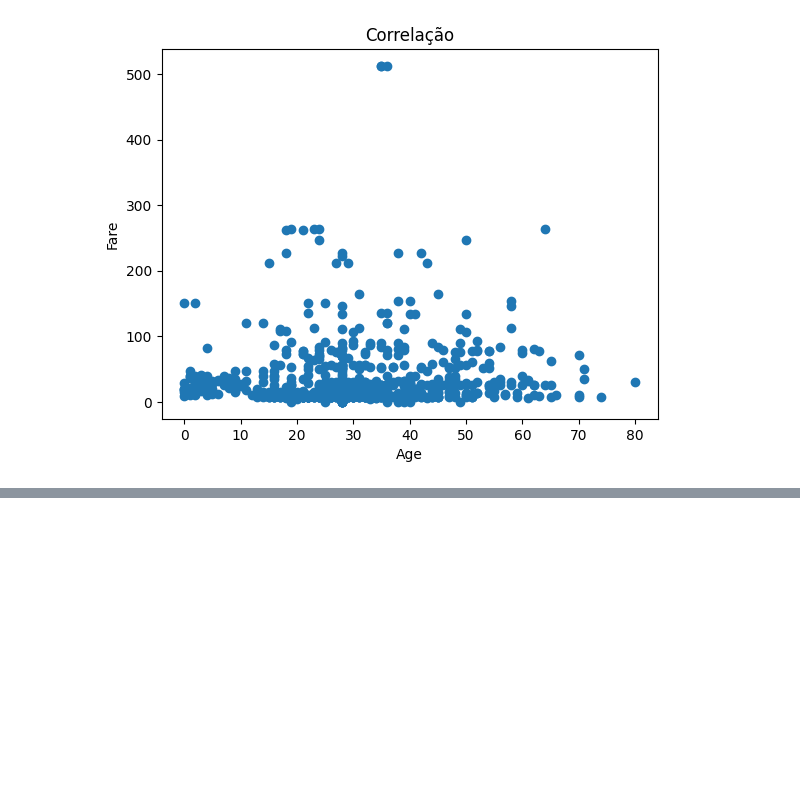
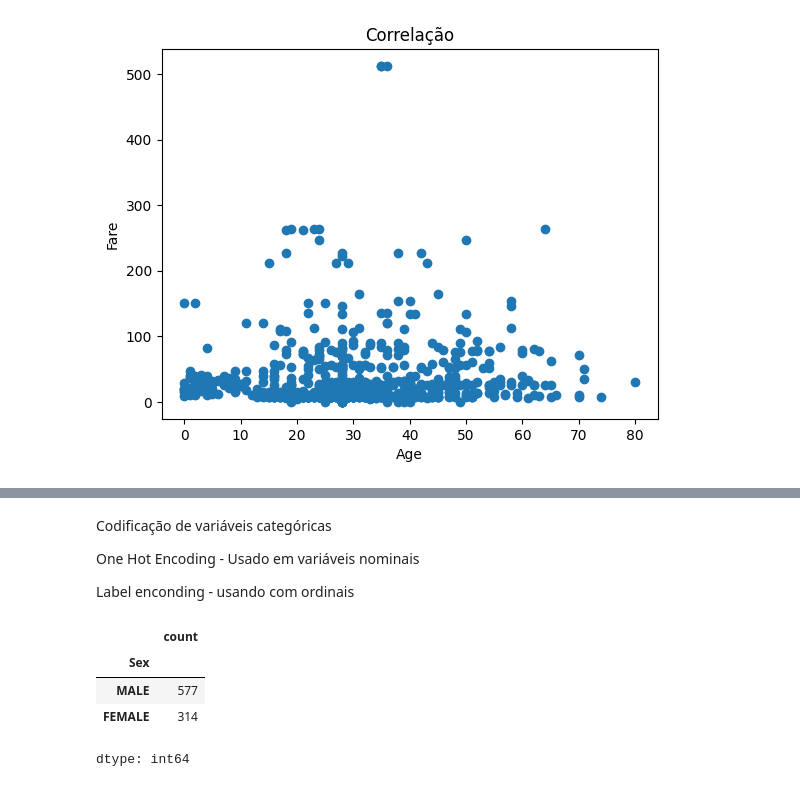
Before and after one commit to yaozin/Exercicios, a Jupyter notebook: Titanic_Projeto.ipynb, the cells around one changed output, grey strips where cells are left out. Saved outputs shown, nothing was run; the diff lists cells and outputs as text; code cells hidden in the pictures; blank space fills up the shorter version.

```diff
--- a/Titanic_Projeto.ipynb
+++ b/Titanic_Projeto.ipynb
@@ -304,0 +284,14 @@ Everything up-to-date
+# %% [markdown]
+Codificação de variáveis categóricas
+
+One Hot Encoding - Usado em variáveis nominais
+
+Label enconding - usando com ordinais
+# %%
+dadosBrutos.Sex.value_counts()
+# %% [output]
+|  | count |
+| Sex |  |
+| MALE | 577 |
+| FEMALE | 314 |
+dtype: int64
```
Also changed, not shown: parts of 13 cells of this notebook.
